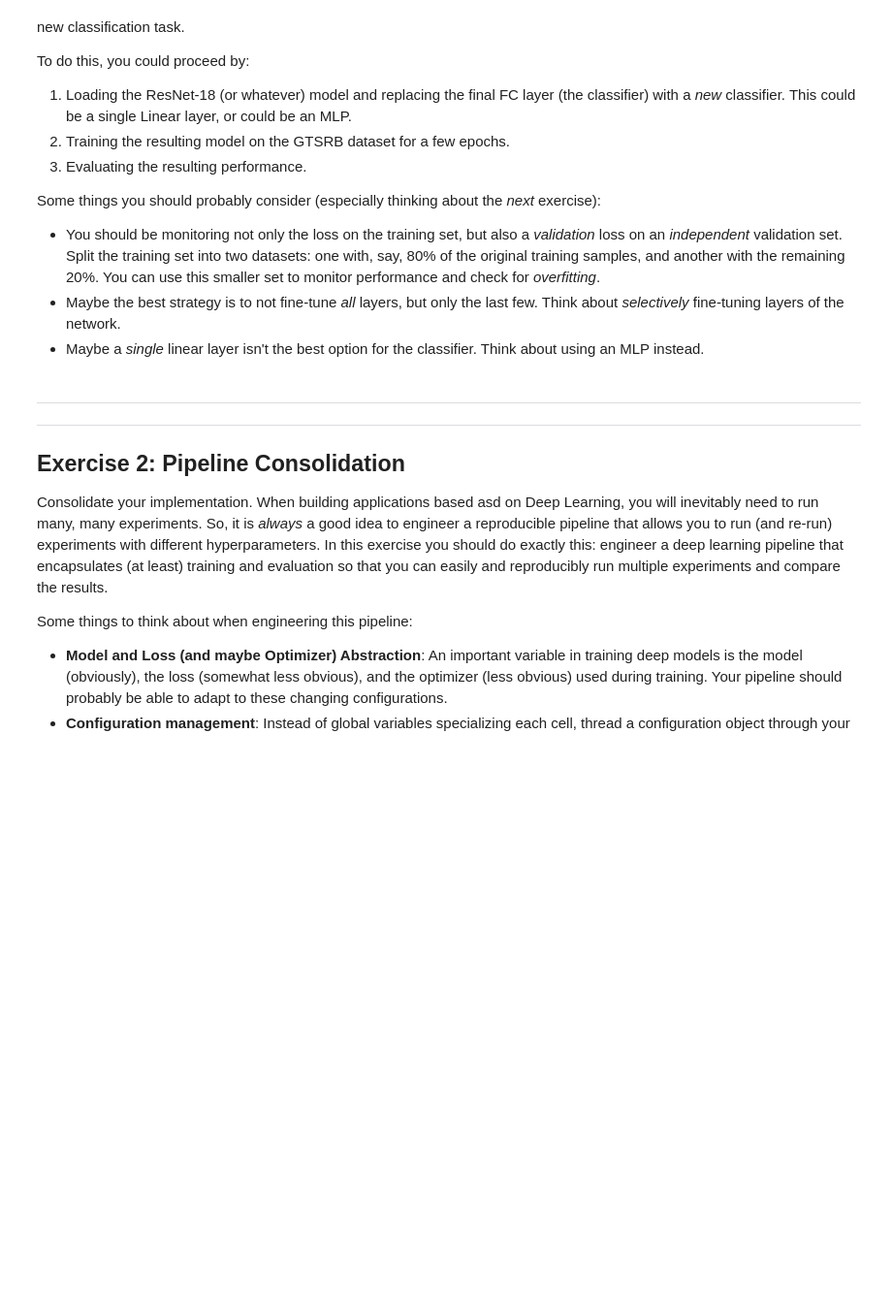
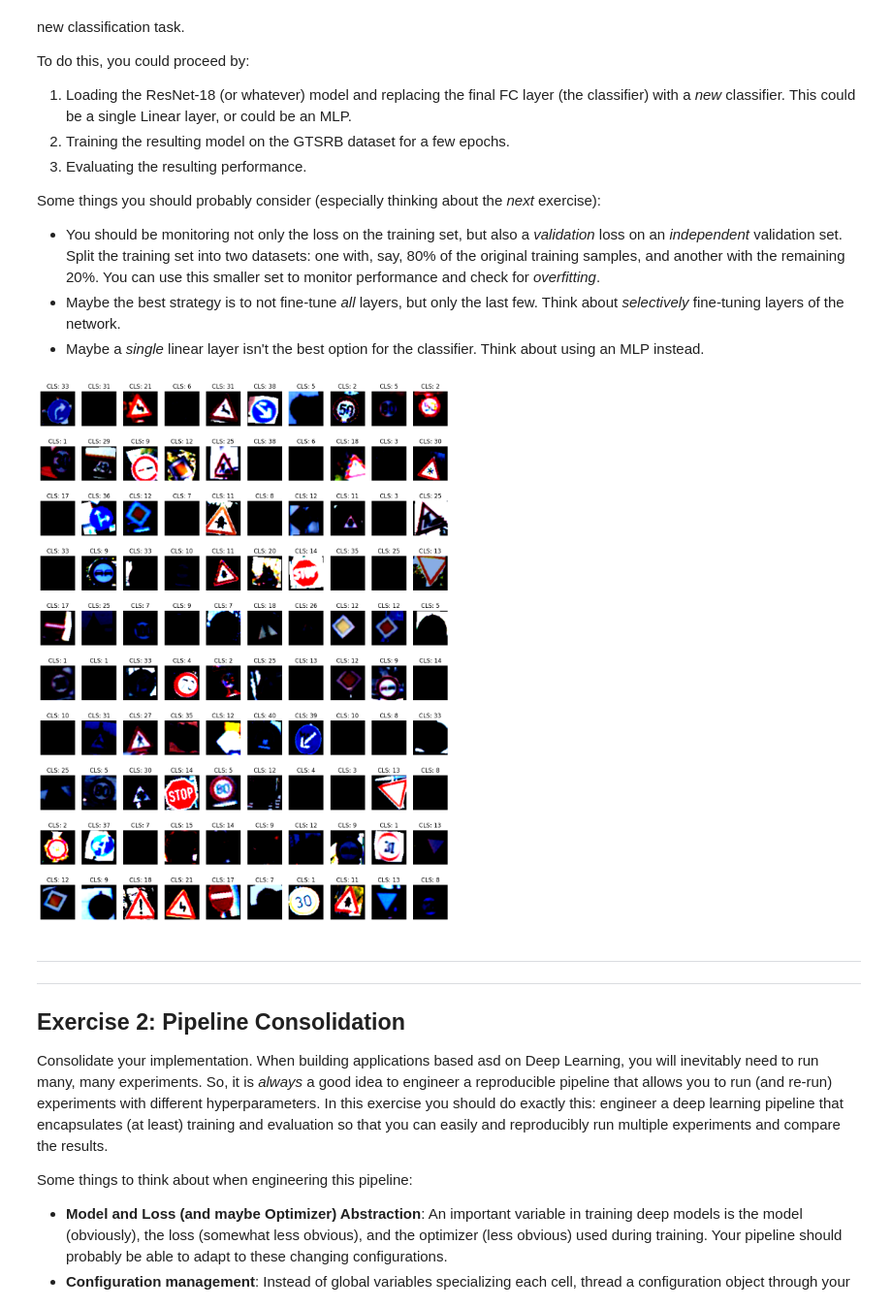
Before and after one commit to Nicco-Zanni/DLA_Homeworks, a Jupyter notebook: Homework01/DLA-Lab1.ipynb, the cells around one changed output. Shown at 97% size. Cells and saved outputs as stored; diff of their text form; code cells hidden in the pictures; blank space fills up the shorter version.

```diff
--- a/Homework01/DLA-Lab1.ipynb
+++ b/Homework01/DLA-Lab1.ipynb
@@ -207,8 +283,53 @@ Some things you should probably consider (especially thinking about the *next* e
 + You should be monitoring not only the loss on the training set, but also a *validation* loss on an *independent* validation set. Split the training set into two datasets: one with, say, 80% of the original training samples, and another with the remaining 20%. You can use this smaller set to monitor performance and check for *overfitting*.
 + Maybe the best strategy is to not fine-tune *all* layers, but only the last few. Think about *selectively* fine-tuning layers of the network.
 + Maybe a *single* linear layer isn't the best option for the classifier. Think about using an MLP instead.
+# %%
+from torch.utils.data import random_split, Dataset
+
+class TransformGTSRB(Dataset):
+    def __init__(self, subset, transform):
+        self.subset = subset
+        self.transform = transform
+
+    def __getitem__(self, idx):
+        x, y = self.subset[idx]
+        return self.transform(x), y
+
+    def __len__(self):
+        return len(self.subset)
+
+augmented_transform = T.Compose([
+    T.Resize(70),
+    T.RandomCrop((64, 64)),
+    T.RandomRotation(degrees=15),
+    T.RandomAffine(degrees=0, translate=(0.1, 0.1)),
+    T.RandomPerspective(distortion_scale=0.2, p=0.3),
+    T.ColorJitter(brightness=0.4, contrast=0.4, saturation=0.3),
+    T.GaussianBlur(kernel_size=3, sigma=(0.1, 1.0)),
+    T.ToImage(),
+    T.ToDtype(torch.float32, scale=True),
+    T.Normalize(mean=[0.485, 0.456, 0.406], std=[0.229, 0.224, 0.225])
+])
 # %%
 # Your code here.
+val_size = 0.2
+batch_size = 1024
+generator = torch.Generator().manual_seed(1234)
+
+ds_train = GTSRB('_data/', split='train', transform=None, download=True)
+ds_test  = GTSRB('_data/', split='test', transform=transform, download=True)
+
+ds_train, ds_val = random_split(ds_train, lengths = [1 - val_size, val_size], generator = generator)
+ds_train = TransformGTSRB(ds_train, augmented_transform)
+ds_val = TransformGTSRB(ds_val, transform=transform)
+
+dl_train = DataLoader(ds_train, batch_size=batch_size, shuffle=True)
+dl_val = DataLoader(ds_val, batch_size=batch_size, shuffle=False)
+dl_test = DataLoader(ds_test, batch_size=batch_size, shuffle=True)
+# %%
+print_images_sample(ds_train, 100, rng)
+# %% [output]
+[figure, added]
 # %% [markdown]
 ---
 ---
```
Also changed, not shown: parts of 9 cells of this notebook.
